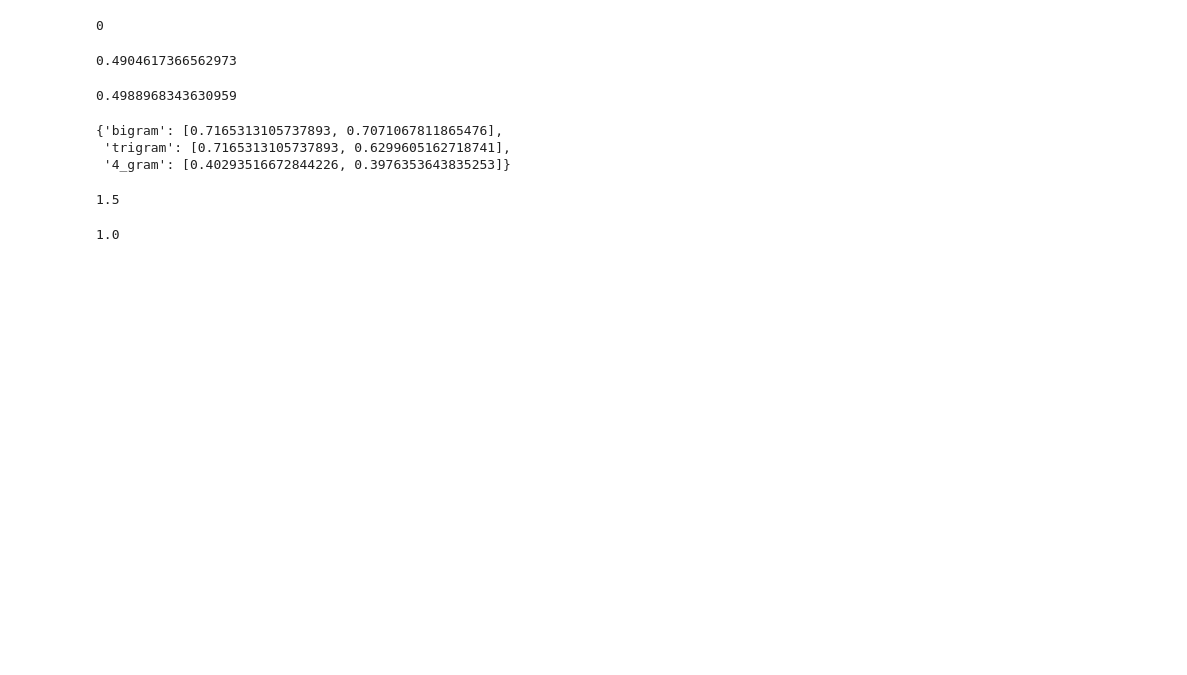
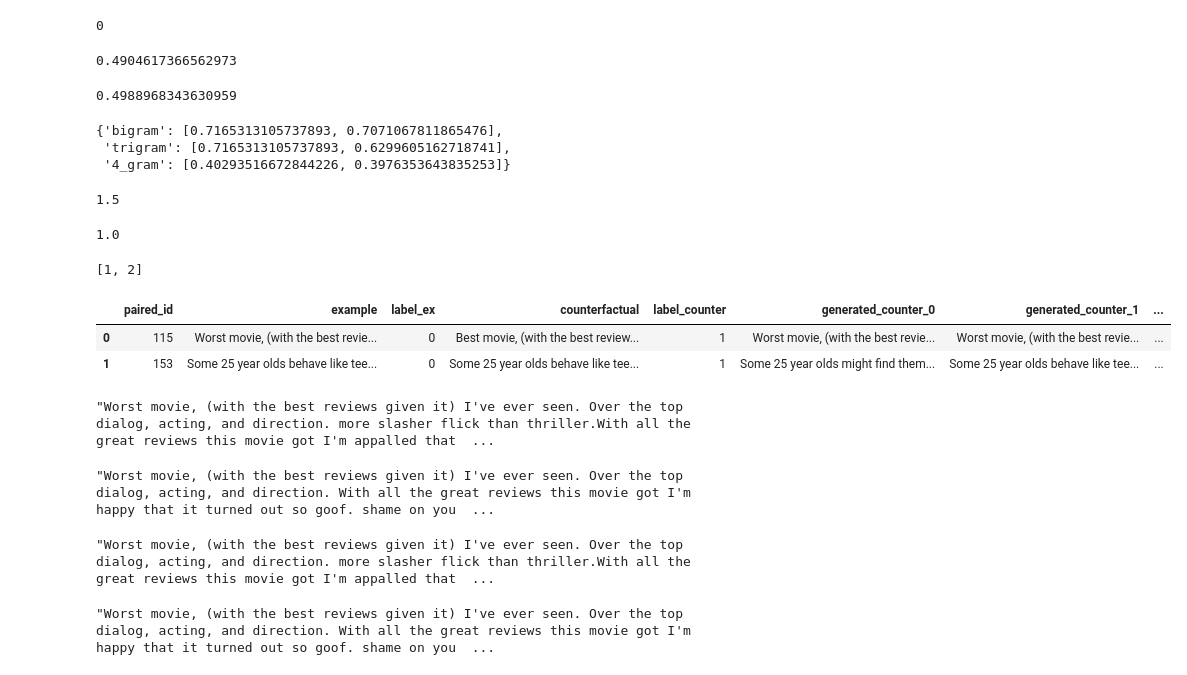
Before and after one commit to cdiego89phd/counterfactuals-generation, a Jupyter notebook: sentiment_task/dump_code.ipynb, the cells around one changed output. Cells and saved outputs as stored; diff of their text form; code cells hidden in the pictures; blank space fills up the shorter version.

```diff
--- a/sentiment_task/dump_code.ipynb
+++ b/sentiment_task/dump_code.ipynb
@@ -314,3 +314,34 @@ self_bleu.get_score()
 4.5 // 3
 # %% [output]
 1.0
+# %%
+import random
+random.sample(range(1, 3), 2)
+# %% [output]
+[1, 2]
+# %%
+import pandas as pd
+
+df = pd.read_csv("../../polyjuice_generator/generation/polyjuice_vanilla_2_perturbed.csv", sep="\t")
+# %%
+df.head()
+# %% [output]
+|  | paired_id | example | label_ex | counterfactual | label_counter | generated_counter_0 | generated_counter_1 | ... |
+| 0 | 115 | Worst movie, (with the best revie... | 0 | Best movie, (with the best review... | 1 | Worst movie, (with the best revie... | Worst movie, (with the best revie... | ... |
+| 1 | 153 | Some 25 year olds behave like tee... | 0 | Some 25 year olds behave like tee... | 1 | Some 25 year olds might find them... | Some 25 year olds behave like tee... | ... |
+# %%
+df["example"][0]
+# %% [output]
+"Worst movie, (with the best reviews given it) I've ever seen. Over the top dialog, acting, and direction. more slasher flick than thriller.With all the great reviews this movie got I'm appalled that  ...
+# %%
+df["generated_counter_0"][0]
+# %% [output]
+"Worst movie, (with the best reviews given it) I've ever seen. Over the top dialog, acting, and direction. With all the great reviews this movie got I'm happy that it turned out so goof. shame on you  ...
+# %%
+df["generated_counter_1"][0]
+# %% [output]
+"Worst movie, (with the best reviews given it) I've ever seen. Over the top dialog, acting, and direction. more slasher flick than thriller.With all the great reviews this movie got I'm appalled that  ...
+# %%
+df["generated_counter_2"][0]
+# %% [output]
+"Worst movie, (with the best reviews given it) I've ever seen. Over the top dialog, acting, and direction. With all the great reviews this movie got I'm happy that it turned out so goof. shame on you  ...
```
Also changed, not shown: 2 other files.
